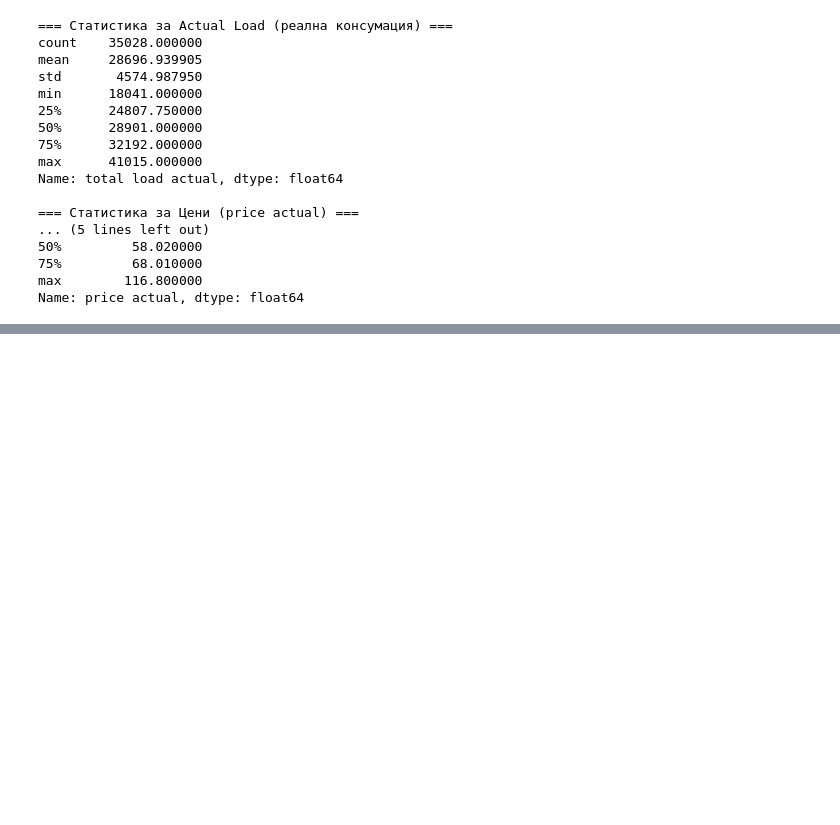
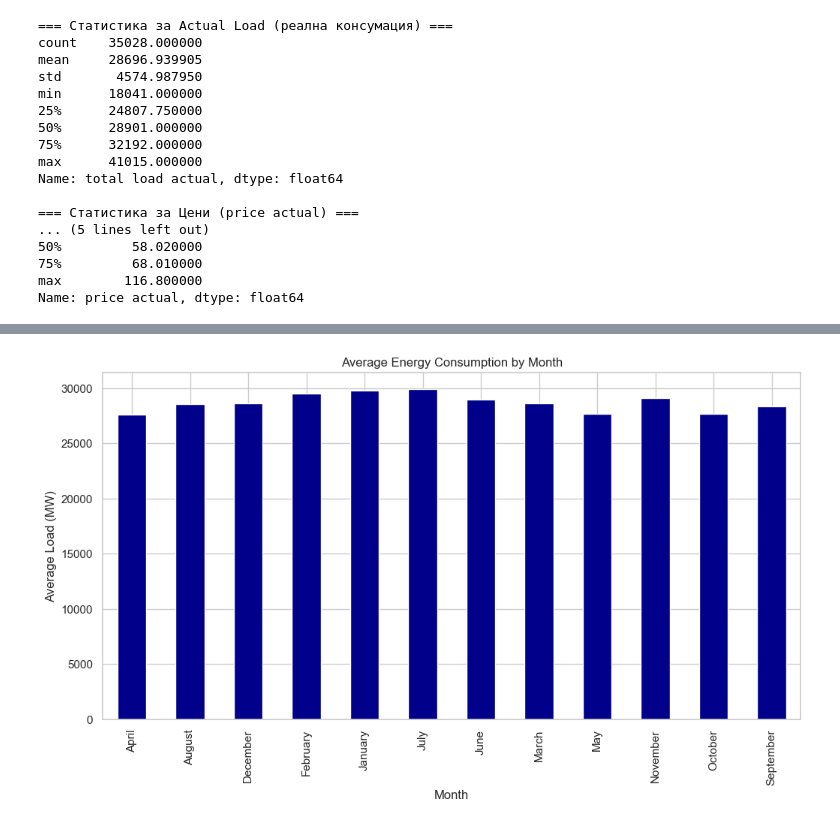
Before and after one commit to alexandrogarnacho94/project-energy-eda-forecast, a Jupyter notebook: notebooks/01_eda.ipynb, the cells around one changed output, grey strips where cells are left out. Cells and saved outputs as stored; diff of their text form; code cells hidden in the pictures; blank space fills up the shorter version.

```diff
--- a/notebooks/01_eda.ipynb
+++ b/notebooks/01_eda.ipynb
@@ -156,0 +222,15 @@ Name: price actual, dtype: float64
+# %%
+# Extract month and create monthly average
+df['month'] = df['time'].dt.month_name()
+
+monthly_avg = df.groupby('month')['total load actual'].mean()
+
+plt.figure(figsize=(12, 6))
+monthly_avg.plot(kind='bar', color='darkblue')
+plt.title('Average Energy Consumption by Month')
+plt.xlabel('Month')
+plt.ylabel('Average Load (MW)')
+plt.grid(True)
+plt.show()
+# %% [output]
+[figure, added]
```
Also changed, not shown: parts of 6 cells of this notebook.
